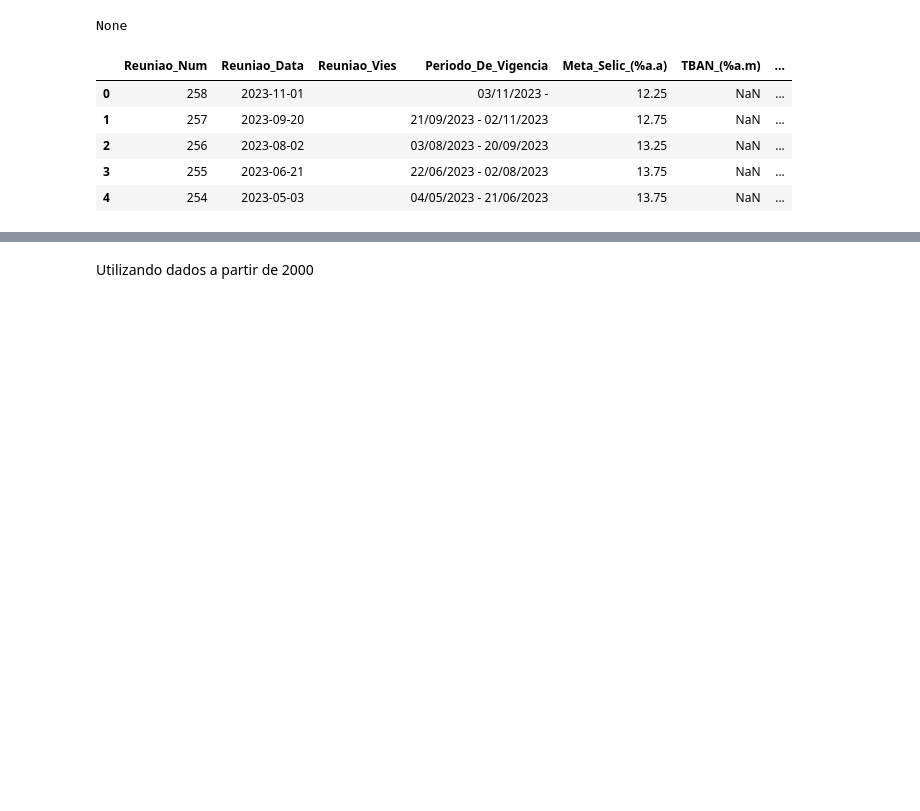
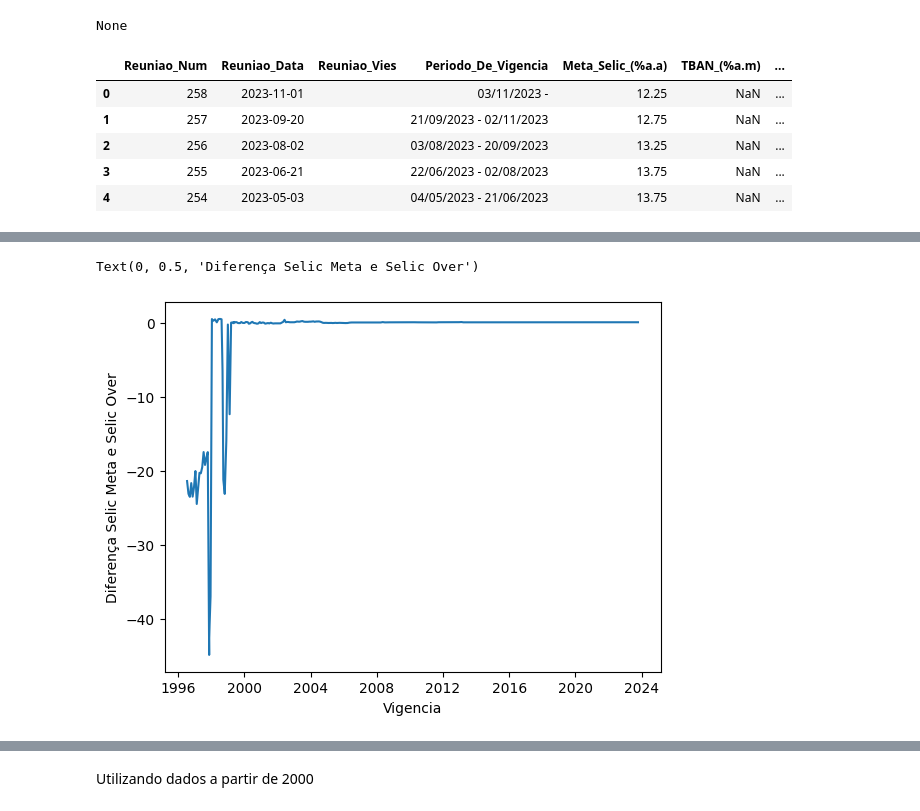
Before and after one commit to mapassos/Selic-IPCA, a Jupyter notebook: Selic_selenium.ipynb, the cells around one changed output, grey strips where cells are left out. Saved outputs shown, nothing was run; the diff lists cells and outputs as text; code cells hidden in the pictures; blank space fills up the shorter version.

```diff
--- a/Selic_selenium.ipynb
+++ b/Selic_selenium.ipynb
@@ -187,4 +209,11 @@ df_filtered.head()
 | 2 | 13.25 | 1.68 | 13.15 | 2023-08-03 | 2023-09-20 | ... |
 | 3 | 13.75 | 1.53 | 13.65 | 2023-06-22 | 2023-08-02 | ... |
 | 4 | 13.75 | 1.74 | 13.65 | 2023-05-04 | 2023-06-21 | ... |
+# %%
+plt.plot(df_filtered.Data_Central, df_filtered.Diferença_Selic_Anual)
+plt.xlabel('Vigencia')
+plt.ylabel('Diferença Selic Meta e Selic Over')
+# %% [output]
+Text(0, 0.5, 'Diferença Selic Meta e Selic Over')
+[figure, added]
 # %%
```
Also changed, not shown: parts of 26 cells of this notebook.
